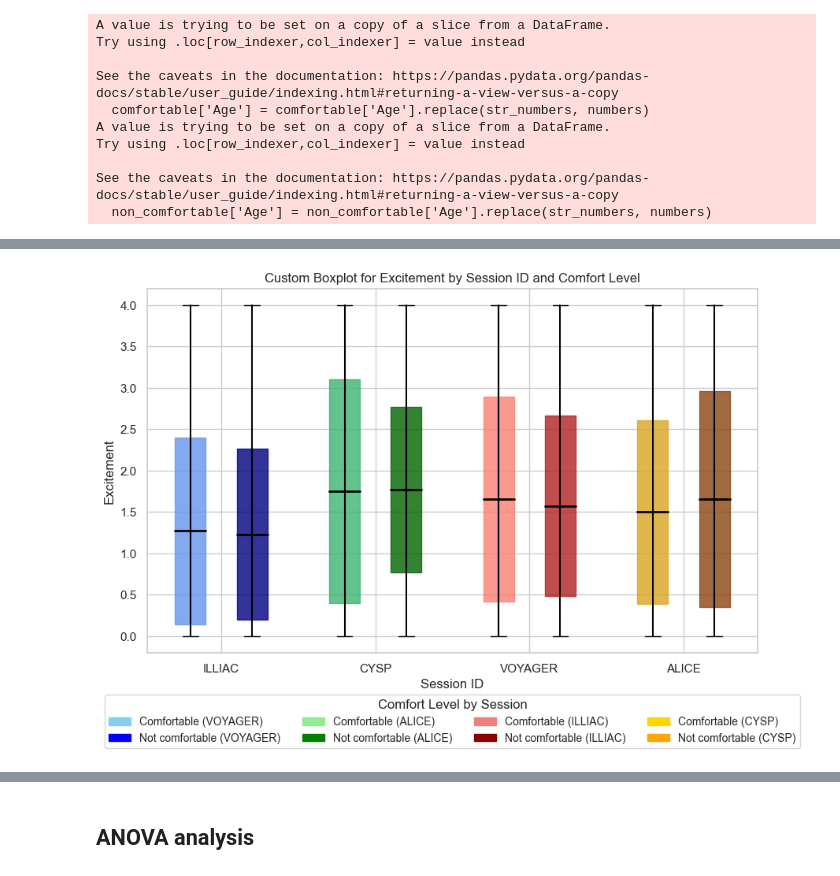
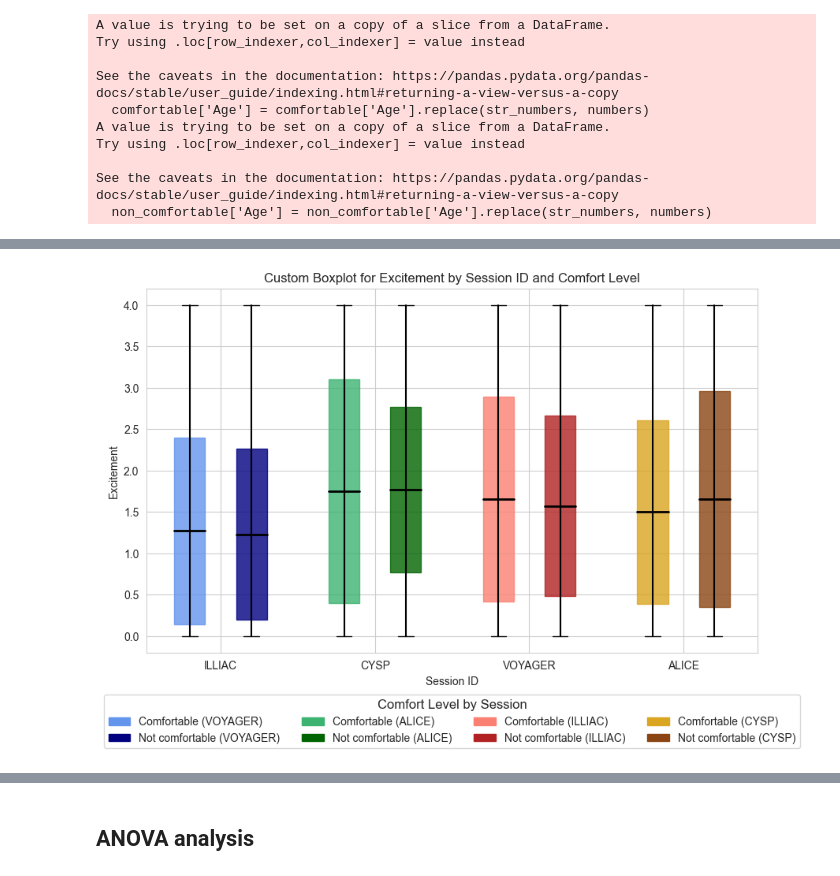
Before and after one commit to ihneskarbovik/IN5060-assignment3, a Jupyter notebook: study.ipynb, the cells around one changed output, grey strips where cells are left out. Cells and saved outputs as stored; diff of their text form; code cells hidden in the pictures.

```diff
--- a/study.ipynb
+++ b/study.ipynb
@@ -402,42 +461,42 @@ for idx, session in enumerate(stats['Session_ID'].unique()):
         ax.plot([position - 0.05, position + 0.05], [whisker_max, whisker_max], color="black", lw=1)  # Max cap
 
         box_bottom = mean - std
         box_top = mean + std
         ax.add_patch(plt.Rectangle(
             (position - 0.1, box_bottom),  # Bottom-left corner
             0.2,  # Box width
             2 * std,  # Box height
             color=palette[(session, comfort)],
             alpha=0.8,
             edgecolor="black"
         ))
 
         # Plot mean line
         ax.plot([position - 0.1, position + 0.1], [mean, mean], color='black', lw=2)  # Mean line
 
 # Final adjustments
 ax.set_xticks(range(len(grouped_df_all['Session_ID'].unique())))
 ax.set_xticklabels(grouped_df_all['Session_ID'].unique())
 ax.set_xlabel('Session ID')
 ax.set_ylabel('Excitement')
 plt.title("Custom Boxplot for Excitement by Session ID and Comfort Level")
 
 legend_handles = [
-    mpatches.Patch(color='skyblue', label='Comfortable (VOYAGER)'),
-    mpatches.Patch(color='blue', label='Not comfortable (VOYAGER)'),
-    mpatches.Patch(color='lightgreen', label='Comfortable (ALICE)'),
-    mpatches.Patch(color='green', label='Not comfortable (ALICE)'),
-    mpatches.Patch(color='lightcoral', label='Comfortable (ILLIAC)'),
-    mpatches.Patch(color='darkred', label='Not comfortable (ILLIAC)'),
-    mpatches.Patch(color='gold', label='Comfortable (CYSP)'),
-    mpatches.Patch(color='orange', label='Not comfortable (CYSP)')
+    mpatches.Patch(color='cornflowerblue', label='Comfortable (VOYAGER)'),
+    mpatches.Patch(color='navy', label='Not comfortable (VOYAGER)'),
+    mpatches.Patch(color='mediumseagreen', label='Comfortable (ALICE)'),
+    mpatches.Patch(color='darkgreen', label='Not comfortable (ALICE)'),
+    mpatches.Patch(color='salmon', label='Comfortable (ILLIAC)'),
+    mpatches.Patch(color='firebrick', label='Not comfortable (ILLIAC)'),
+    mpatches.Patch(color='goldenrod', label='Comfortable (CYSP)'),
+    mpatches.Patch(color='saddlebrown', label='Not comfortable (CYSP)')
 ]
 ax.legend(handles=legend_handles, title='Comfort Level by Session',
           loc='upper center', ncol=4, fontsize=10, title_fontsize=12,
           bbox_to_anchor=(0.5, -0.1))
 plt.show()
 # %% [output]
-[figure, old version]
+[figure, new version]
 # %%
 order = ['0', '1', '2', '3', '4', '5']
 to_plot['Annoyance'] = pd.Categorical(to_plot['Annoyance'], categories=order, ordered=True)
```
Also changed, not shown: parts of 11 cells of this notebook.
